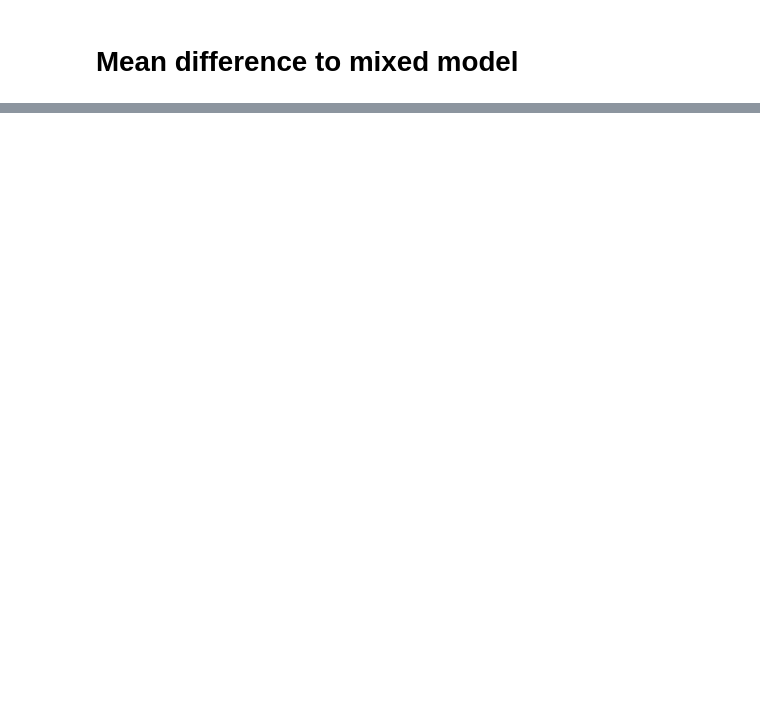
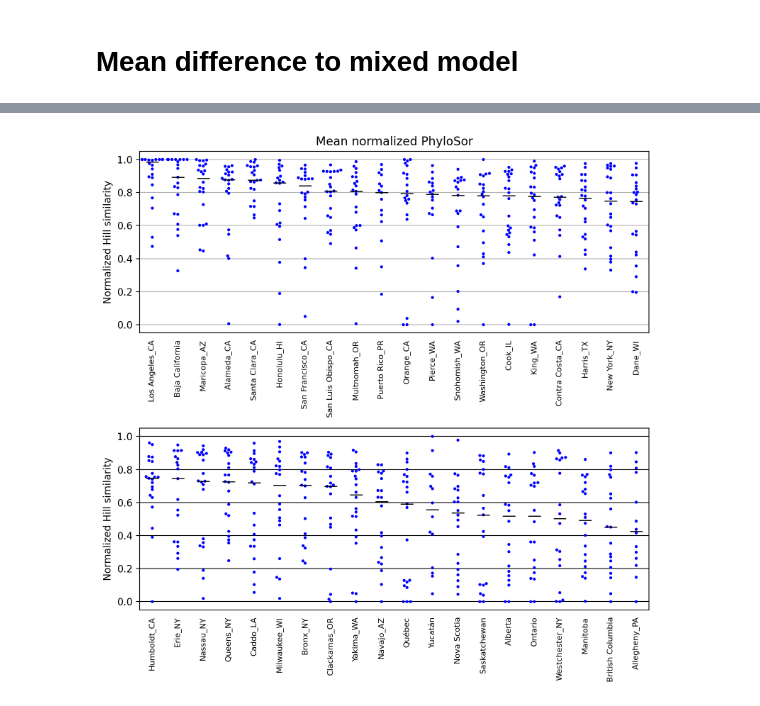
Before and after one commit to watronfire/monterey, a Jupyter notebook: notebooks/compare_output.ipynb, the cells around one changed output, grey strips where cells are left out. Saved outputs shown, nothing was run; the diff lists cells and outputs as text; code cells hidden in the pictures; blank space fills up the shorter version.

```diff
--- a/notebooks/compare_output.ipynb
+++ b/notebooks/compare_output.ipynb
@@ -334,0 +729,9 @@ plt.show()
+# %%
+min_sequences = 0
+hill = pd.read_csv( "../resources/hill_results.csv", parse_dates=["date"] )
+hill = hill.loc[hill["siteA"]=="San Diego_CA"]
+hill = hill.loc[(hill["countA"]>min_sequences)&(hill["countB"]>min_sequences)]
+hill["kind"] = hill["kind"].fillna( "null" )
+hill["kind"] = hill["kind"] + hill["num"].astype( str )
+hill = hill.drop( columns=["num"] )
+hill.head()
@@ -334,0 +745,37 @@ plt.show()
+# %%
+raw = hill.loc[hill["kind"]=="actual1"]
+raw = raw.pivot( index="siteB", columns="date", values="local_similarity" )
+raw = raw.reindex(index=raw.median(axis=1).sort_values( ascending=False ).index)
+
+orders = (raw-raw.min())/(raw.max()-raw.min())
+orders = orders.reindex( index=orders.median( axis=1 ).sort_values( ascending=False ).index )
+
+plot_df = orders.iloc[:20]
+plot_mean = plot_df.median( axis=1 ).reset_index().reset_index()
+plot_df = plot_df.melt( var_name="date", value_name="value", ignore_index=False ).reset_index()
+
+plot_df2 = orders.iloc[20:]
+plot_mean2 = plot_df2.median( axis=1 ).reset_index().reset_index()
+plot_df2 = plot_df2.melt( var_name="date", value_name="value", ignore_index=False ).reset_index()
+
+fig, ax = plt.subplots( dpi=200, figsize=(8,8), nrows=2, sharey=True )
+sns.swarmplot( x="siteB", y="value", data=plot_df, size=3, ax=ax[0], color="blue" )
+sns.swarmplot( x="siteB", y="value", data=plot_df2, size=3, ax=ax[1], color="blue" )
+ax[0].hlines( plot_mean[0], xmin=plot_mean["index"]-0.25, xmax=plot_mean["index"]+0.25, color="black", linewidth=1, zorder=100 )
+ax[1].hlines( plot_mean2[0], xmin=plot_mean2["index"]-0.25, xmax=plot_mean2["index"]+0.25, color="black", linewidth=1, zorder=100 )
+
+ax[0].tick_params( axis="x", bottom=False, which="both", rotation=90, labelbottom=True, labelsize=8 )
+ax[0].set_ylabel( "Normalized Hill similarity" )
+ax[0].set_xlabel( "" )
+ax[0].set_title( f"Mean normalized PhyloSor" )
+ax[0].grid( axis="y", zorder=1 )
+
+ax[1].tick_params( axis="x", bottom=False, which="both", rotation=90, labelbottom=True, labelsize=8 )
+ax[1].set_ylabel( "Normalized Hill similarity" )
+ax[1].set_xlabel( "" )
+ax[1].grid( axis="y", zorder=1, color="black" )
+
+plt.tight_layout()
+plt.show()
+# %% [output]
+[figure, added]
```
Also changed, not shown: parts of 53 cells of this notebook, 1 other file.
